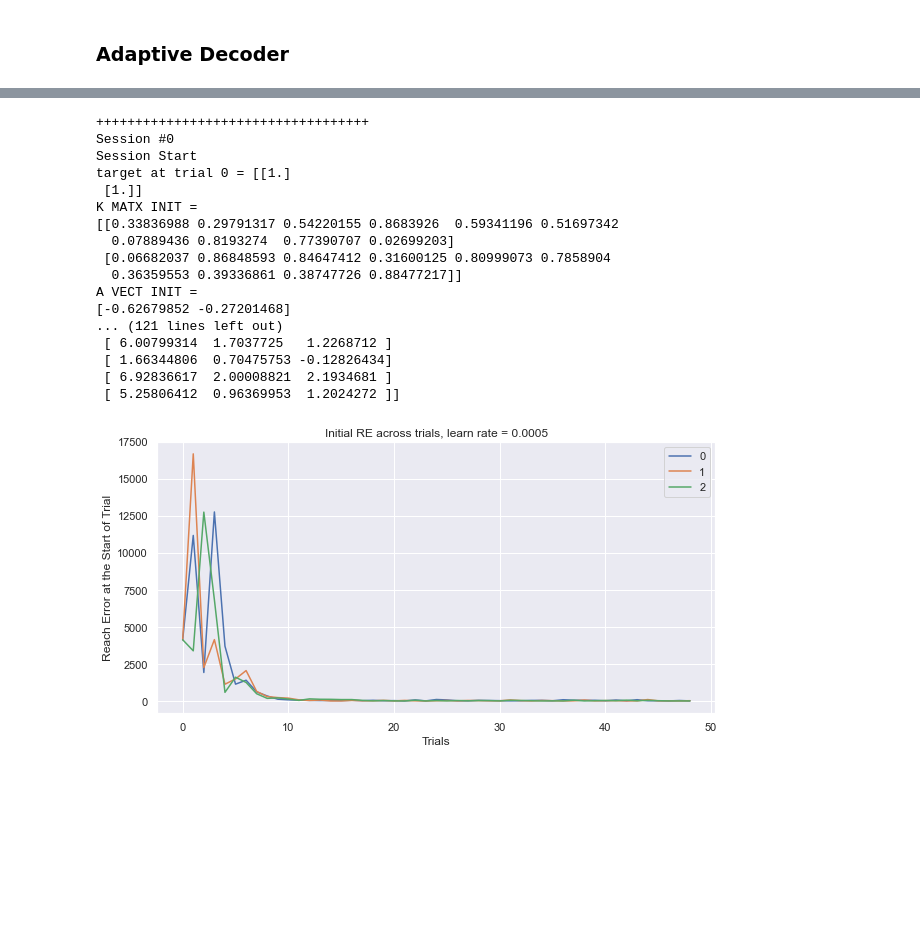
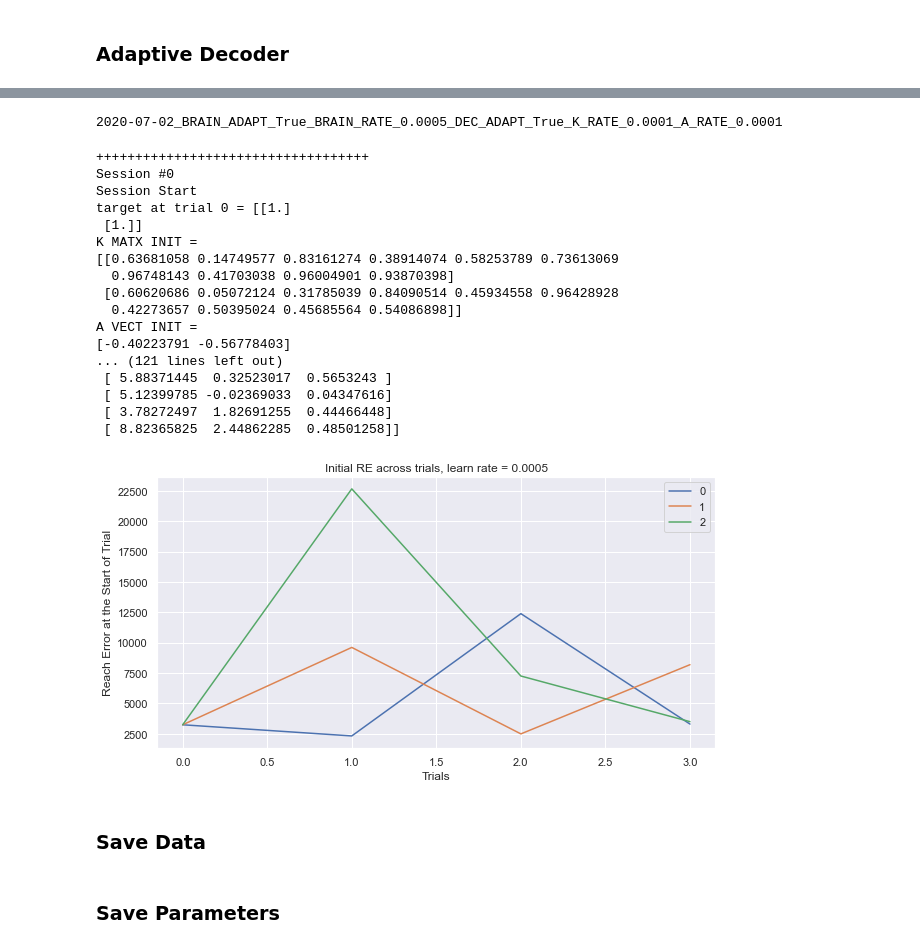
Before and after one commit to mmadduri/BMI_Model, a Jupyter notebook: BMIModel_AdaptiveDecoder.ipynb, the cells around one changed output, grey strips where cells are left out. Saved outputs shown, nothing was run; the diff lists cells and outputs as text; code cells hidden in the pictures; blank space fills up the shorter version.

Commit message:
added saving data, parameters and readme

```diff
--- a/BMIModel_AdaptiveDecoder.ipynb
+++ b/BMIModel_AdaptiveDecoder.ipynb
@@ -133,7 +142,7 @@ def decoder_findY(decoder_params, brain_params):
 # pos = decoder_findY(decoder_params, brain_params) = a + Kf
 #********
 
-ADAPT_DEC = True
+DECODER_ADAPT = True
 
 # Function uses stochastic gradient descent to adjust decoder parameters
 ## INPUT
@@ -145,7 +154,7 @@ def calcNextDecoder(decoder_params, brain_vars):
     (a_vect, a_rate, a_dist, k_matx, k_rate, k_dist) = decoder_params
     cost_func_args = ( (a_vect, k_matx), brain_vars)
     # a vector
-    if (ADAPT_DEC == True):
+    if (DECODER_ADAPT == True):
         a_grad = findErrorGrad(a_vect.copy(), A_VAR, a_dist, error_costFunc, cost_func_args)
         k_grad = findErrorGrad(k_matx.copy(), K_VAR, k_dist, error_costFunc, cost_func_args)
         a_next = a_vect.copy().reshape(np.shape(a_grad)) - a_rate*a_grad
@@ -502,11 +445,12 @@ K MATX = [[0.33836988 0.29791317 0.54220155 0.8683926  0.59341196 0.51697342
 # %% [markdown]
 ### Adaptive Decoder
 # %%
-NUM_TRIALS = 50
+NUM_TRIALS = 5
 NUM_RUNS = 2 # Has to be >1 # 2 = goes through the trial for target once
 NUM_SESSIONS = 3
 # rate_list = [5e-3, 1e-3, 5e-4, 1e-4]
-rate_list = [5e-4]
+BRAIN_RATE = 5e-4
+rate_list = [BRAIN_RATE]
 A_RATE = 1e-4
 K_RATE = 1e-4
 ADAPT_TRIALS = NUM_TRIALS
@@ -521,16 +465,3 @@ a_trial = np.zeros( (NUM_DIM, NUM_TRIALS, NUM_SESSIONS) )
 k_trial = np.zeros( (NUM_DIM, NUM_NEURONS, NUM_TRIALS, NUM_SESSIONS) )
 re_startT = np.zeros( (NUM_TRIALS, NUM_SESSIONS) )
 re_endT = np.zeros( (NUM_TRIALS, NUM_SESSIONS) )
-
-
-print("=========================================")
-print("EXPERIMENT DETAILS")
-print("=========================================")
-print("Adaptive Decoder = " + str(ADAPT_DEC))
-print("Adaptive Brain = " + str(BRAIN_ADAPT))
-print("Total Number of Trials = " + str(NUM_SESSIONS))
-print("Total Number of Sessions = " + str(NUM_SESSIONS))
-print("Brain Learning Rate = " + str(rate_list))
-print("Decoder (K) Learning Rate = " + str(K_RATE))
-print("Decoder (A) Learning Rate = " + str(A_RATE))
-print("=========================================")
@@ -549,3 +468,29 @@ Decoder (A) Learning Rate = 0.0001
+# %%
+# Save details to datafile
+today = date.today().isoformat()
+filename = str(today) + '_BRAIN_ADAPT_' + str(BRAIN_ADAPT) + '_BRAIN_RATE_' + str(BRAIN_RATE) + '_DEC_ADAPT_'+ str(DECODER_ADAPT) + '_K_RATE_' + str(K_RATE) + '_A_RATE_' + str(A_RATE)
+print(filename)
+stdout_fileno = sys.stdout
+
+sys.stdout = open(filename + '_README.txt', "w")
+
+print("=========================================")
+print("EXPERIMENT DETAILS")
+print("=========================================")
+print("Adaptive Decoder = " + str(DECODER_ADAPT))
+print("Adaptive Brain = " + str(BRAIN_ADAPT))
+print("Total Number of Trials = " + str(NUM_TRIALS))
+print("Total Number of Sessions = " + str(NUM_SESSIONS))
+print("Brain Learning Rate = " + str(BRAIN_RATE))
+print("Decoder (K) Learning Rate = " + str(K_RATE))
+print("Decoder (A) Learning Rate = " + str(A_RATE))
+print("=========================================")
+
+sys.stdout.close()
+# Restore sys.stdout to our old saved file handler
+sys.stdout = stdout_fileno
+# %% [output]
+2020-07-02_BRAIN_ADAPT_True_BRAIN_RATE_0.0005_DEC_ADAPT_True_K_RATE_0.0001_A_RATE_0.0001
 # %%
 for lambda_rate in rate_list:
     for iS in range(NUM_SESSIONS):
@@ -656,42 +601,45 @@ for lambda_rate in rate_list:
             # change to new target
             target_trial[:, 0, iT + 1, iS] = findNextTarget( cursor_end[:, :, iT, iS], target_trial[:, :, iT, iS] )
 
         print("")
         print("--------------------")
+        print("Session #" + str(iS))
         print("Session End")
-        print("Session #" + str(iS))
         print("K MATX END= ")
         print((k_trial[:, :, NUM_TRIALS-1, iS]))
         print("A VECT END = ")
         print(a_trial[:, NUM_TRIALS-1, iS])
         print("LAMBDA END = ")
         print(lambda_trial[:, :, NUM_TRIALS-1, iS])
 
 
 
         pidx = rate_list.index(lambda_rate)
         plt.figure(2*pidx + 1, figsize=(fig_x, fig_y))
-        plt.plot(np.arange(0, NUM_TRIALS-1, 1), re_startT[0:len(re_startT)-1, iS], label = '' + str(iS))
+        plt.plot(np.arange(0, NUM_TRIALS-1, 1),
+                 [0:len(re_startT)-1, iS], label = '' + str(iS))
         plt.legend()
         plt.xlabel('Trials')
         plt.ylabel('Reach Error at the Start of Trial')
         plt.title('Initial RE across trials, learn rate = ' + str(lambda_rate))
 # %% [output]
 +++++++++++++++++++++++++++++++++++
 Session #0
 Session Start
 target at trial 0 = [[1.]
  [1.]]
 K MATX INIT =
-[[0.33836988 0.29791317 0.54220155 0.8683926  0.59341196 0.51697342
-  0.07889436 0.8193274  0.77390707 0.02699203]
- [0.06682037 0.86848593 0.84647412 0.31600125 0.80999073 0.7858904
-  0.36359553 0.39336861 0.38747726 0.88477217]]
+[[0.63681058 0.14749577 0.83161274 0.38914074 0.58253789 0.73613069
+  0.96748143 0.41703038 0.96004901 0.93870398]
+ [0.60620686 0.05072124 0.31785039 0.84090514 0.45934558 0.96428928
+  0.42273657 0.50395024 0.45685564 0.54086898]]
 A VECT INIT =
-[-0.62679852 -0.27201468]
+[-0.40223791 -0.56778403]
 ... (121 lines left out)
- [ 6.00799314  1.7037725   1.2268712 ]
- [ 1.66344806  0.70475753 -0.12826434]
- [ 6.92836617  2.00008821  2.1934681 ]
- [ 5.25806412  0.96369953  1.2024272 ]]
+ [ 5.88371445  0.32523017  0.5653243 ]
+ [ 5.12399785 -0.02369033  0.04347616]
+ [ 3.78272497  1.82691255  0.44466448]
+ [ 8.82365825  2.44862285  0.48501258]]
-[figure, old version]
+[figure, new version]
+# %% [markdown]
+### Save Data
@@ -697,0 +662,2 @@ A VECT INIT =
+# %% [markdown]
+### Save Parameters
```
Also changed, not shown: parts of 18 cells of this notebook.
